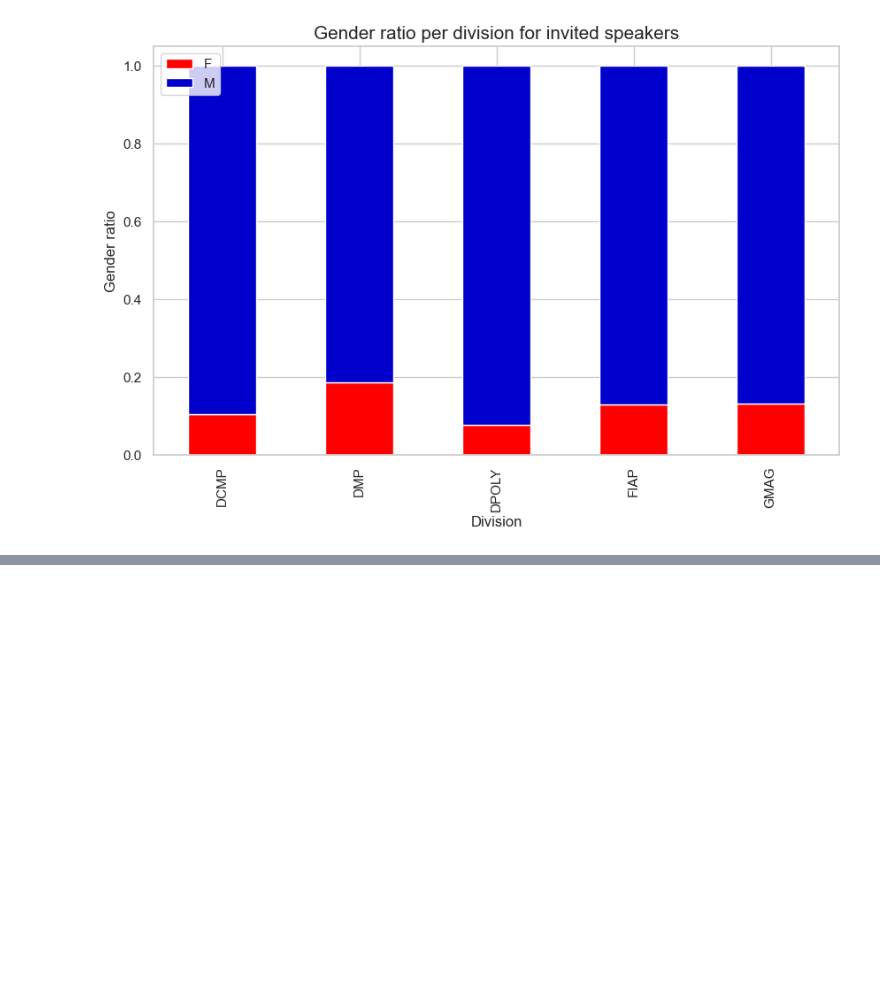
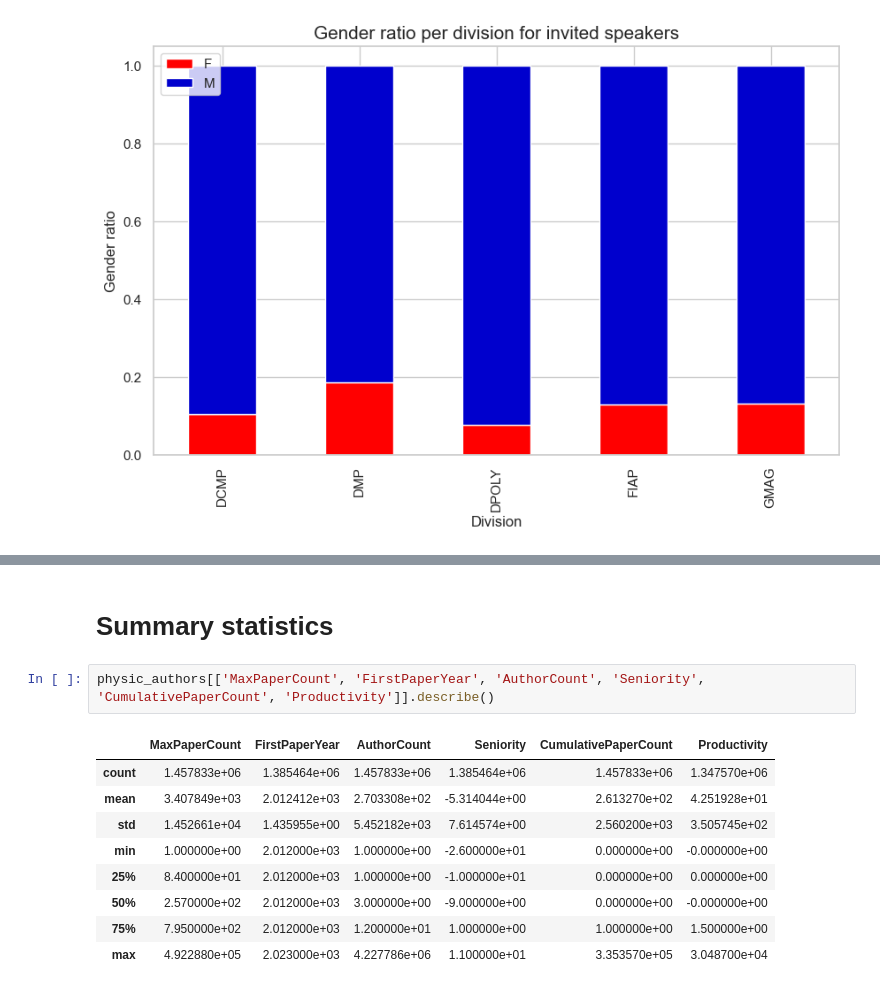
Before and after one commit to EllenWM/GenderGap-in-Physic, a Jupyter notebook: Plots.ipynb, the cells around one changed output, grey strips where cells are left out. Cells and saved outputs as stored; diff of their text form; blank space fills up the shorter version.

```diff
--- a/Plots.ipynb
+++ b/Plots.ipynb
@@ -308,0 +318,14 @@ plt.show()
+# %% [markdown]
+# Summary statistics
+# %%
+physic_authors[['MaxPaperCount', 'FirstPaperYear', 'AuthorCount', 'Seniority', 'CumulativePaperCount', 'Productivity']].describe()
+# %% [output]
+|  | MaxPaperCount | FirstPaperYear | AuthorCount | Seniority | CumulativePaperCount | Productivity |
+| count | 1.457833e+06 | 1.385464e+06 | 1.457833e+06 | 1.385464e+06 | 1.457833e+06 | 1.347570e+06 |
+| mean | 3.407849e+03 | 2.012412e+03 | 2.703308e+02 | -5.314044e+00 | 2.613270e+02 | 4.251928e+01 |
+| std | 1.452661e+04 | 1.435955e+00 | 5.452182e+03 | 7.614574e+00 | 2.560200e+03 | 3.505745e+02 |
+| min | 1.000000e+00 | 2.012000e+03 | 1.000000e+00 | -2.600000e+01 | 0.000000e+00 | -0.000000e+00 |
+| 25% | 8.400000e+01 | 2.012000e+03 | 1.000000e+00 | -1.000000e+01 | 0.000000e+00 | 0.000000e+00 |
+| 50% | 2.570000e+02 | 2.012000e+03 | 3.000000e+00 | -9.000000e+00 | 0.000000e+00 | -0.000000e+00 |
+| 75% | 7.950000e+02 | 2.012000e+03 | 1.200000e+01 | 1.000000e+00 | 1.000000e+00 | 1.500000e+00 |
+| max | 4.922880e+05 | 2.023000e+03 | 4.227786e+06 | 1.100000e+01 | 3.353570e+05 | 3.048700e+04 |
```
Also changed, not shown: parts of 4 cells of this notebook, 2 other files.
